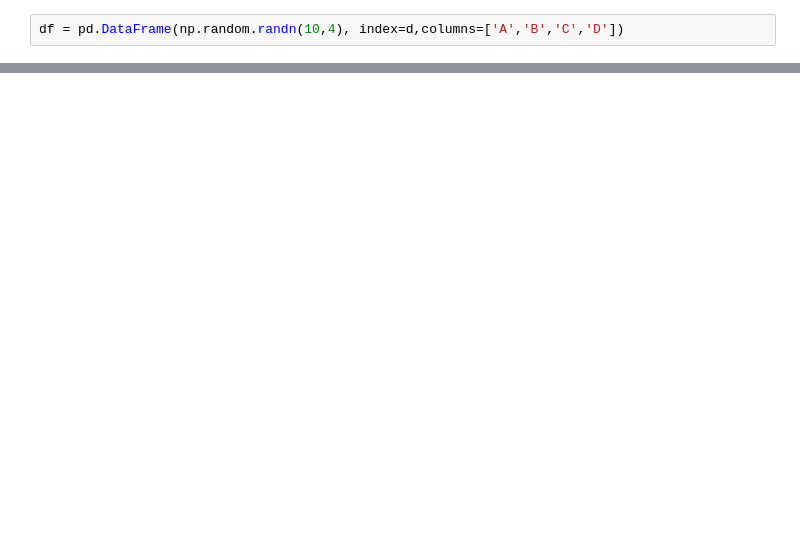
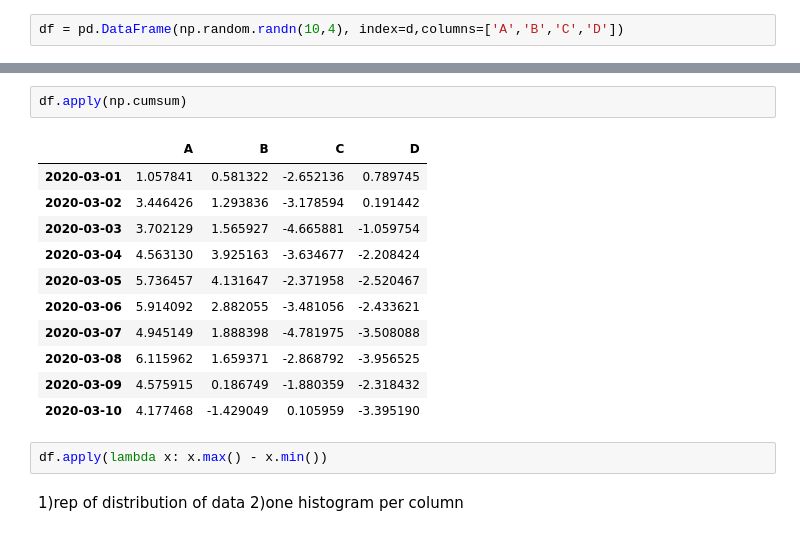
Before and after one commit to PranavkrishnaVadhyar/Pandas, a Jupyter notebook: Demo.ipynb, the cells around one changed output, grey strips where cells are left out. Drawn from its saved outputs; the diff is of its cells as text; blank space fills up the shorter version.

```diff
--- a/Demo.ipynb
+++ b/Demo.ipynb
@@ -49,0 +234,19 @@ df = pd.DataFrame({'A':[1,2,3,4]},
+# %%
+df.apply(np.cumsum)
+# %% [output]
+|  | A | B | C | D |
+| 2020-03-01 | 1.057841 | 0.581322 | -2.652136 | 0.789745 |
+| 2020-03-02 | 3.446426 | 1.293836 | -3.178594 | 0.191442 |
+| 2020-03-03 | 3.702129 | 1.565927 | -4.665881 | -1.059754 |
+| 2020-03-04 | 4.563130 | 3.925163 | -3.634677 | -2.208424 |
+| 2020-03-05 | 5.736457 | 4.131647 | -2.371958 | -2.520467 |
+| 2020-03-06 | 5.914092 | 2.882055 | -3.481056 | -2.433621 |
+| 2020-03-07 | 4.945149 | 1.888398 | -4.781975 | -3.508088 |
+| 2020-03-08 | 6.115962 | 1.659371 | -2.868792 | -3.956525 |
+| 2020-03-09 | 4.575915 | 0.186749 | -1.880359 | -2.318432 |
+| 2020-03-10 | 4.177468 | -1.429049 | 0.105959 | -3.395190 |
+# %%
+df.apply(lambda x: x.max() - x.min())
+# %% [markdown]
+1)rep of distribution of data
+2)one histogram per column
```
Also changed, not shown: parts of 39 cells of this notebook.
